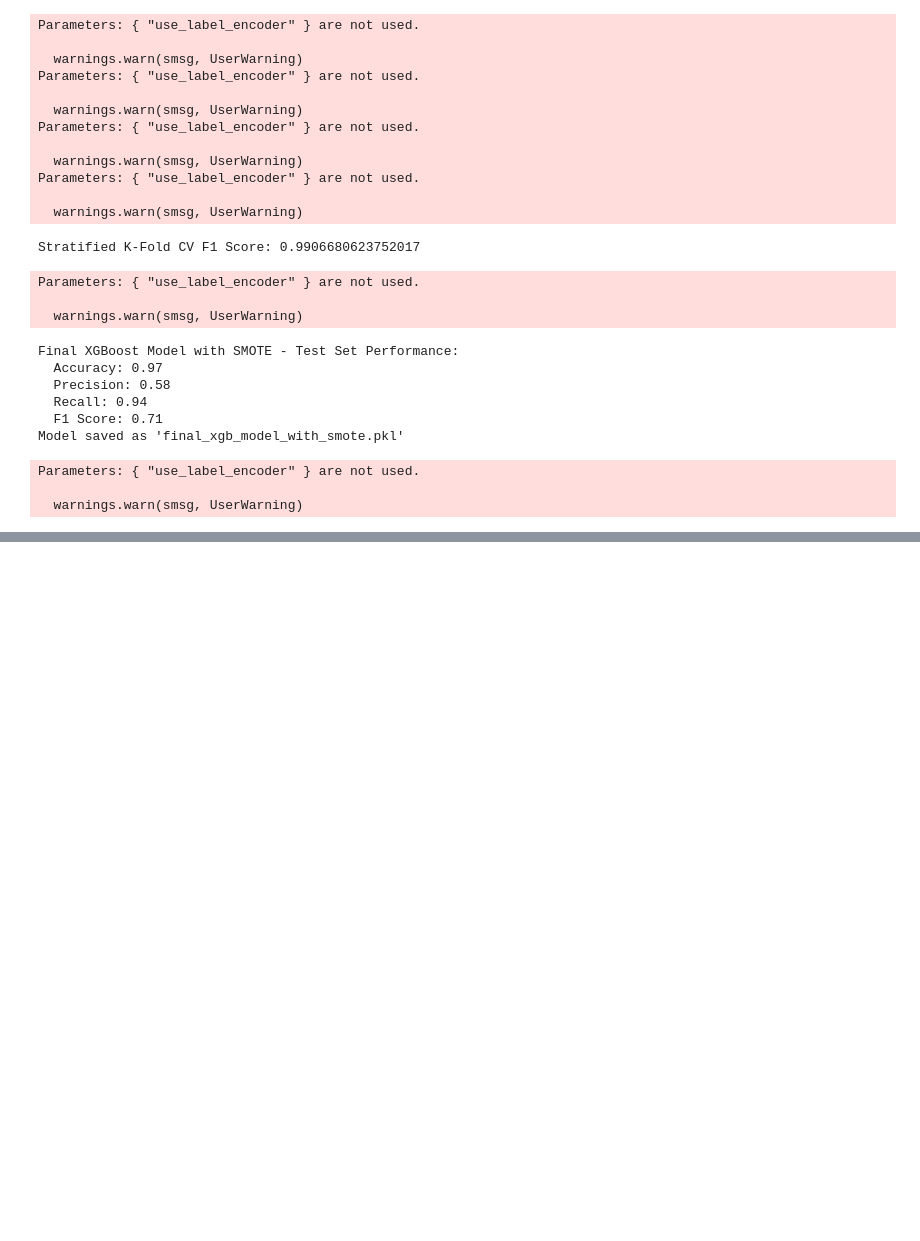
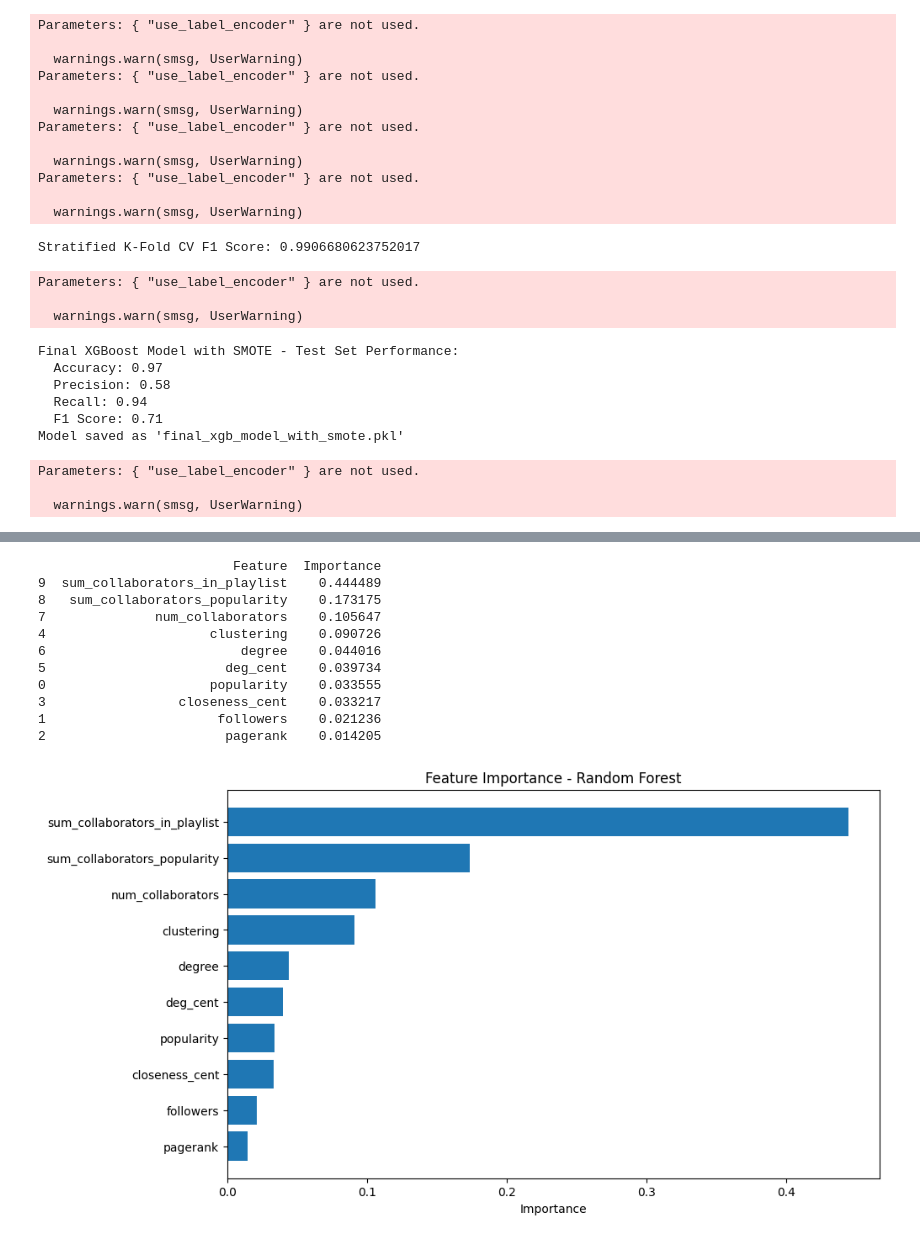
Before and after one commit to scmcqueen/SI608NetworksProject, a Jupyter notebook: ML_analysis.ipynb, the cells around one changed output, grey strips where cells are left out. Cells and saved outputs as stored; diff of their text form; code cells hidden in the pictures; blank space fills up the shorter version.

Commit message:
new ML model with network features

```diff
--- a/ML_analysis.ipynb
+++ b/ML_analysis.ipynb
@@ -431,0 +859,54 @@ Parameters: { "use_label_encoder" } are not used.
+# %%
+import joblib
+import pandas as pd
+import matplotlib.pyplot as plt
+
+# Load the saved model
+rf_model = joblib.load("tuned_rf_with_smote.pkl")
+
+# Define feature names (matching the input features used during training)
+feature_names = [
+    'popularity',
+    'followers',
+    'pagerank',
+    'closeness_cent',
+    'clustering',
+    'deg_cent',
+    'degree',
+    'num_collaborators',
+    'sum_collaborators_popularity',
+    'sum_collaborators_in_playlist'
+]
+
+# Get feature importances
+importances = rf_model.feature_importances_
+
+# Create a DataFrame for better visualization
+feature_importance_df = pd.DataFrame({
+    'Feature': feature_names,
+    'Importance': importances
+}).sort_values(by='Importance', ascending=False)
+
+# Display the feature importance
+print(feature_importance_df)
+
+# Plot the feature importance
+plt.figure(figsize=(10, 6))
+plt.barh(feature_importance_df['Feature'], feature_importance_df['Importance'], align='center')
+plt.xlabel('Importance')
+plt.title('Feature Importance - Random Forest')
+plt.gca().invert_yaxis()  # Invert y-axis to show the highest importance at the top
+plt.show()
+# %% [output]
+                         Feature  Importance
+9  sum_collaborators_in_playlist    0.444489
+8   sum_collaborators_popularity    0.173175
+7              num_collaborators    0.105647
+4                     clustering    0.090726
+6                         degree    0.044016
+5                       deg_cent    0.039734
+0                     popularity    0.033555
+3                 closeness_cent    0.033217
+1                      followers    0.021236
+2                       pagerank    0.014205
+[figure, added]
```
Also changed, not shown: parts of 7 cells of this notebook, 4 other files.
